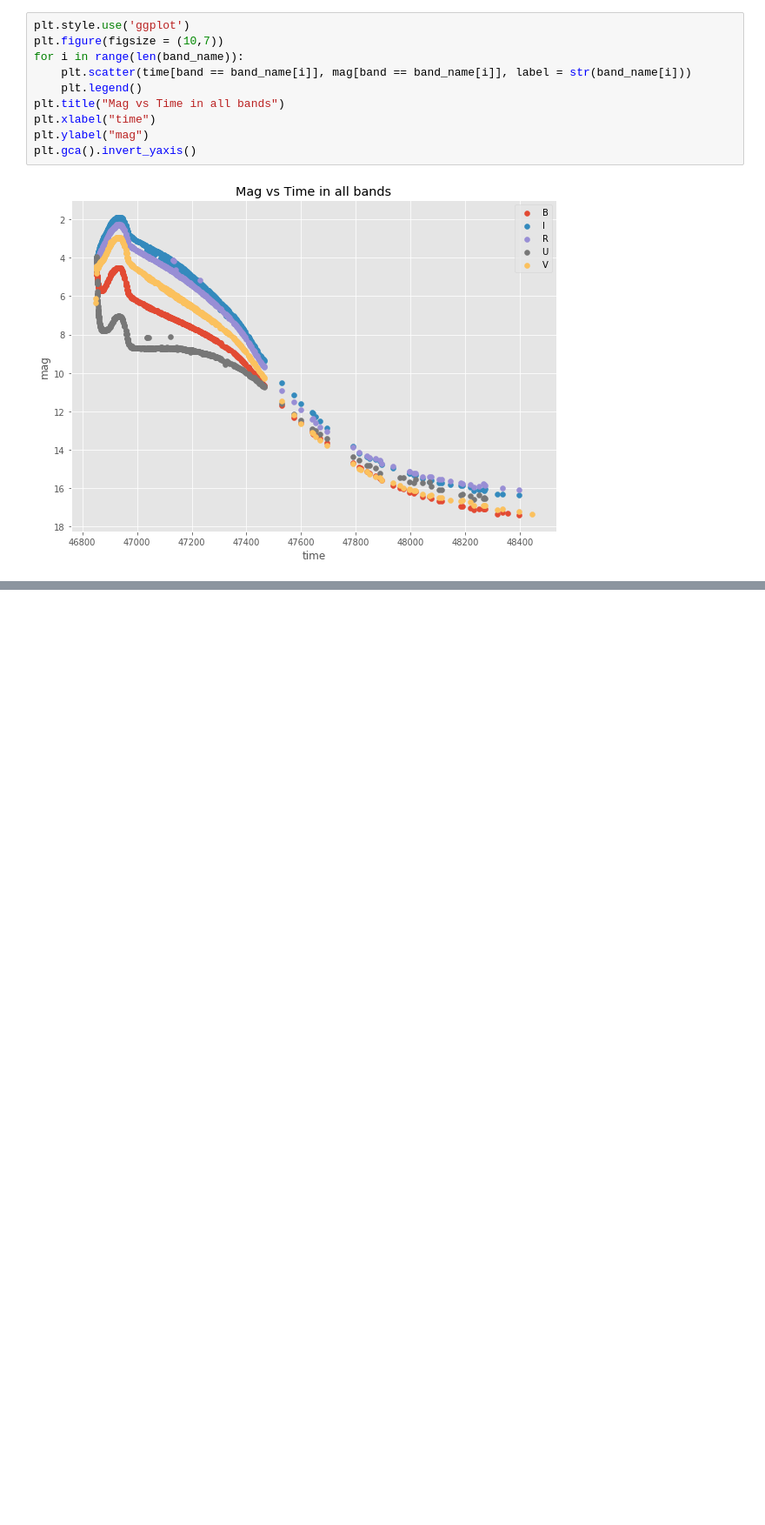
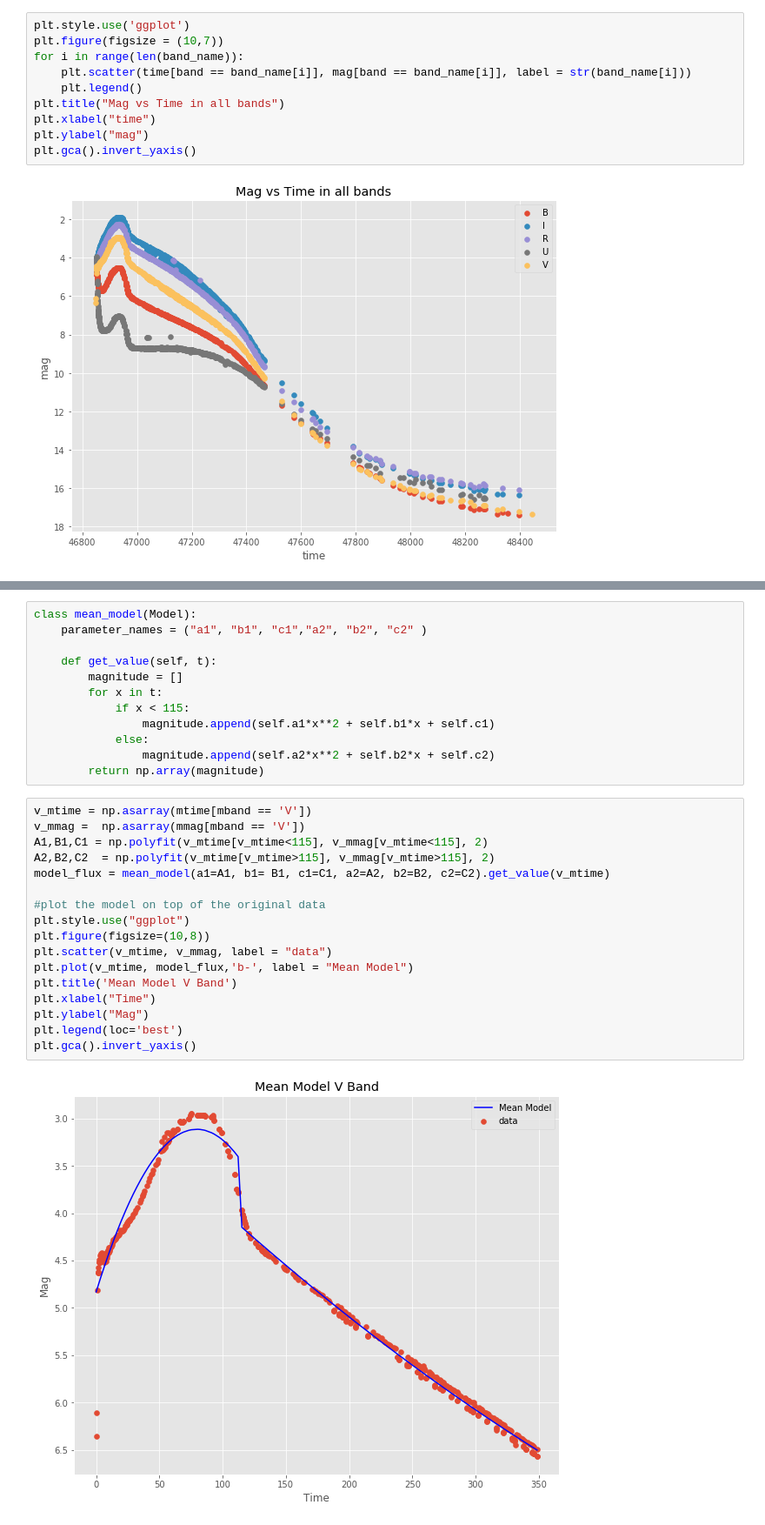
Before and after one commit to archipleym/melalexcharmicyrus_final, a Jupyter notebook: charmi.ipynb, the cells around one changed output, grey strips where cells are left out. Shown: that part at 87% size. Cells and saved outputs as stored; diff of their text form; blank space fills up the shorter version.

Commit message:
GP model

```diff
--- a/charmi.ipynb
+++ b/charmi.ipynb
@@ -69,0 +71,31 @@ plt.gca().invert_yaxis()
+# %%
+class mean_model(Model):
+    parameter_names = ("a1", "b1", "c1","a2", "b2", "c2" )
+
+    def get_value(self, t):
+        magnitude = []
+        for x in t:
+            if x < 115:
+                magnitude.append(self.a1*x**2 + self.b1*x + self.c1)
+            else:
+                magnitude.append(self.a2*x**2 + self.b2*x + self.c2)
+        return np.array(magnitude)
+# %%
+v_mtime = np.asarray(mtime[mband == 'V'])
+v_mmag =  np.asarray(mmag[mband == 'V'])
+A1,B1,C1 = np.polyfit(v_mtime[v_mtime<115], v_mmag[v_mtime<115], 2)
+A2,B2,C2  = np.polyfit(v_mtime[v_mtime>115], v_mmag[v_mtime>115], 2)
+model_flux = mean_model(a1=A1, b1= B1, c1=C1, a2=A2, b2=B2, c2=C2).get_value(v_mtime)
+
+#plot the model on top of the original data
+plt.style.use("ggplot")
+plt.figure(figsize=(10,8))
+plt.scatter(v_mtime, v_mmag, label = "data")
+plt.plot(v_mtime, model_flux,'b-', label = "Mean Model")
+plt.title('Mean Model V Band')
+plt.xlabel("Time")
+plt.ylabel("Mag")
+plt.legend(loc='best')
+plt.gca().invert_yaxis()
+# %% [output]
+[figure, added]
```
Also changed, not shown: parts of 5 cells of this notebook.
